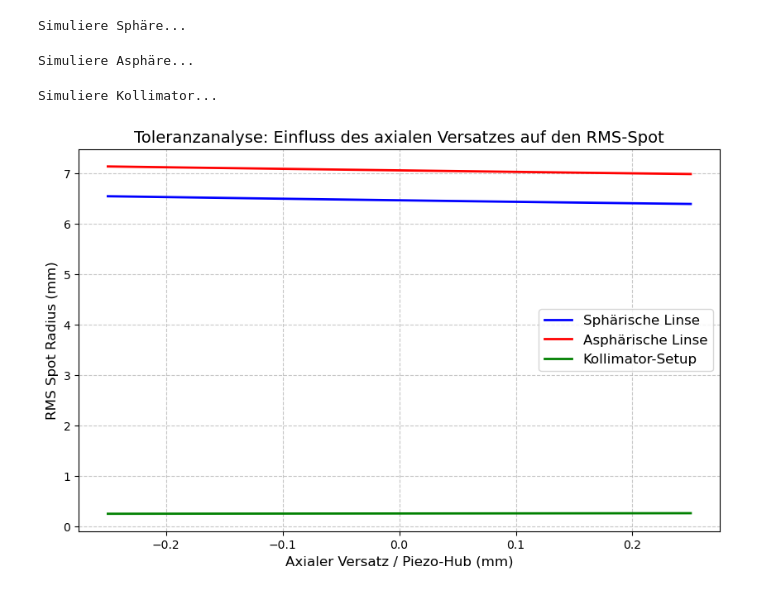
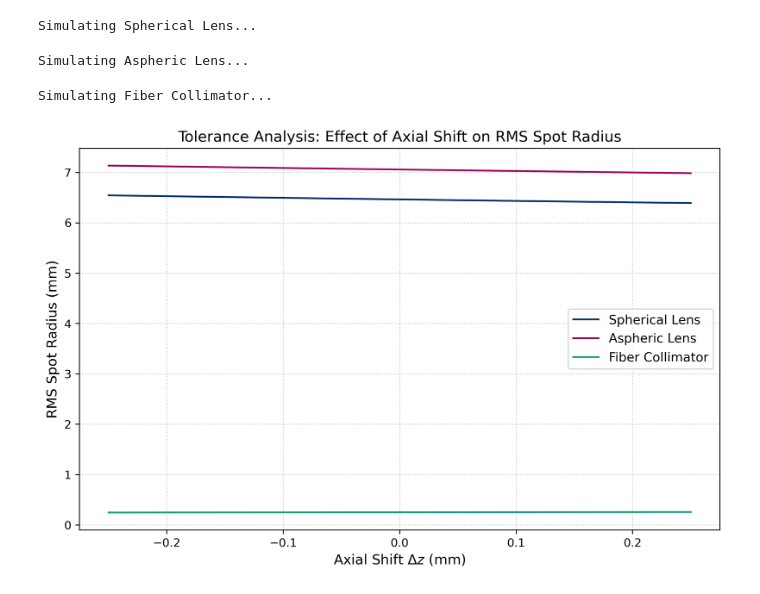
Before and after one commit to CodeTurtleT/lasercom-divergence-control, a Jupyter notebook: optilab_thingy.ipynb, the cells around one changed output. Drawn from its saved outputs; the diff is of its cells as text; code cells hidden in the pictures.

```diff
--- a/optilab_thingy.ipynb
+++ b/optilab_thingy.ipynb
@@ -17,62 +51,58 @@ def simuliere_toleranz(url, nominal_thickness, dz_array):
 
     for z in dz_array:
         # Ändere die Distanz am Anfang des Systems (simuliert den Piezo/Schlitten)
-        # surface_number=0 ist meist die Distanz vom Objekt zur ersten Linsenfläche
         lens.updater.set_thickness(value=nominal_thickness + z, surface_number=0)
 
         # Fokussiere das Bild neu (paraxialer Fokus)
         lens.image_solve()
 
         # Berechne den RMS Spot Radius
         spot = analysis.SpotDiagram(lens)
         rms_spot_radius.append(spot.rms_spot_radius()[field_idx][wavelength_idx])
 
     return rms_spot_radius
 
-# === 1. URLs der Thorlabs .zmx Dateien (HIER ANPASSEN) ===
-# Suche dir die passenden Linsen bei Thorlabs und füge den Link zur .zmx Datei ein
+# === 1. URLs der Thorlabs .zmx Dateien ===
 url_sphaere = "https://media.thorlabs.com/globalassets/items/l/la/la1/la1422-c/4580-s03.zmx?v=0116120722"
 url_asphaere = "https://media.thorlabs.com/globalassets/items/a/al/al5/al5040h-b/ttn122113-s03.zmx?v=0116102721"
 url_kolli = "https://media.thorlabs.com/globalassets/items/f/f8/f81/f810apc-1064/ttn030707-s03.zmx?v=0116112438"
 
 # === 2. Simulations-Parameter einstellen ===
-# Der Piezo-Aktor hat max. 420 µm Hub (0.42 mm).
-# Wir simulieren hier einen Versatz von -0.25 mm bis +0.25 mm (insgesamt 0.5 mm).
 dz = np.linspace(-0.25, 0.25, 64)
-
-# Die Start-Distanz (muss an die Vorgaben deiner Linsen angepasst werden)
 start_distanz = 15.0
 
 # === 3. Simulation für alle drei Systeme durchführen ===
-print("Simuliere Sphäre...")
+print("Simulating Spherical Lens...")
 rms_sphaere = simuliere_toleranz(url_sphaere, start_distanz, dz)
 
-print("Simuliere Asphäre...")
+print("Simulating Aspheric Lens...")
 rms_asphaere = simuliere_toleranz(url_asphaere, start_distanz, dz)
 
-print("Simuliere Kollimator...")
+print("Simulating Fiber Collimator...")
 rms_kolli = simuliere_toleranz(url_kolli, start_distanz, dz)
 
 # === 4. Ergebnisse plotten ===
 plt.figure(figsize=(10, 6))
 
-# Plot der drei Kurven
-plt.plot(dz, rms_sphaere, label="Sphärische Linse", color="blue", linewidth=2)
-plt.plot(dz, rms_asphaere, label="Asphärische Linse", color="red", linewidth=2)
-plt.plot(dz, rms_kolli, label="Kollimator-Setup", color="green", linewidth=2)
+# Plot der drei Kurven mit wissenschaftlichem Farbschema und englischer Legende
+plt.plot(dz, rms_sphaere, label="Spherical Lens", color="#002F6C")
+plt.plot(dz, rms_asphaere, label="Aspheric Lens", color="#9E005D")
+plt.plot(dz, rms_kolli, label="Fiber Collimator", color="#179C7D")
 
-# Diagramm formatieren
-plt.xlabel("Axialer Versatz / Piezo-Hub (mm)", fontsize=12)
-plt.ylabel("RMS Spot Radius (mm)", fontsize=12)
-plt.title("Toleranzanalyse: Einfluss des axialen Versatzes auf den RMS-Spot", fontsize=14)
-plt.legend(fontsize=12)
-plt.grid(True, linestyle="--", alpha=0.7)
+# Diagramm formatieren (Englisch)
+plt.xlabel("Axial Shift $\Delta z$ (mm)")
+plt.ylabel("RMS Spot Radius (mm)")
+plt.title("Tolerance Analysis: Effect of Axial Shift on RMS Spot Radius")
+plt.legend()
 
-# Plot anzeigen (kannst du für die Doku direkt speichern)
+# Plot als druckfähiges PDF speichern
+#plt.savefig("ToleranceAnalysis_Axial.pdf")
+
+# Plot im Notebook anzeigen
 plt.show()
 # %% [output]
-Simuliere Sphäre...
+Simulating Spherical Lens...
-Simuliere Asphäre...
+Simulating Aspheric Lens...
-Simuliere Kollimator...
+Simulating Fiber Collimator...
-[figure, old version]
+[figure, new version]
 # %%
```
Also changed, not shown: parts of 2 cells of this notebook, 1 other file.
